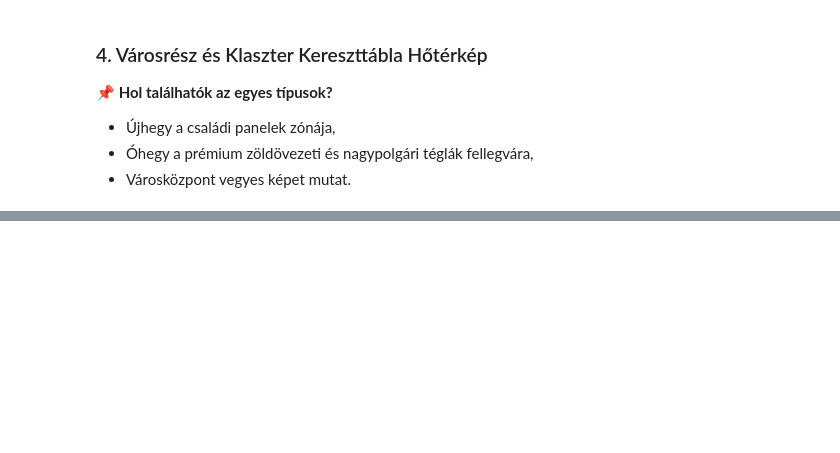
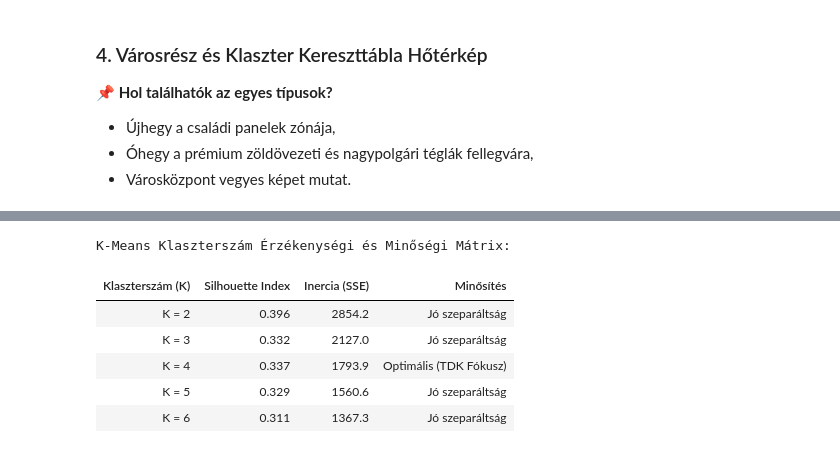
Before and after one commit to oliwerbig/03_K-b-nya-ingatlan.com, a Jupyter notebook: notebooks/06_klaszter_es_tipologia.ipynb, the cells around one changed output, grey strips where cells are left out. Drawn from its saved outputs; the diff is of its cells as text; code cells hidden in the pictures; blank space fills up the shorter version.

```diff
--- a/notebooks/06_klaszter_es_tipologia.ipynb
+++ b/notebooks/06_klaszter_es_tipologia.ipynb
@@ -239,0 +210,62 @@ frissit_km()
+# %%
+# Interaktív K-Means Klaszterszám Értékelő (K=2..6)
+k_eval_data = []
+k_figures_data = []
+
+fig_km_multi = go.Figure()
+buttons = []
+trace_offset = 0
+
+for idx, k in enumerate([2, 3, 4, 5, 6]):
+    km = KMeans(n_clusters=k, random_state=42, n_init=10)
+    lbls = km.fit_predict(X_scaled)
+    s_score = silhouette_score(X_scaled, lbls)
+    k_eval_data.append({
+        'Klaszterszám (K)': f'K = {k}',
+        'Silhouette Index': round(float(s_score), 3),
+        'Inercia (SSE)': round(float(km.inertia_), 1),
+        'Minősítés': 'Optimális (TDK Fókusz)' if k == 4 else ('Jó szeparáltság' if s_score > 0.3 else 'Gyengébb')
+    })
+
+    sub = px.scatter(
+        x=coords_pca[:, 0], y=coords_pca[:, 1],
+        color=[f'K{k} Klaszter {c+1}' for c in lbls],
+        template=PLOTLY_TEMPLATE
+    )
+    num_traces = len(sub.data)
+    for tr in sub.data:
+        tr.visible = (k == 4) # default K=4
+        fig_km_multi.add_trace(tr)
+
+    k_figures_data.append((trace_offset, num_traces, k, s_score))
+    trace_offset += num_traces
+
+for start_idx, num_t, k, s_score in k_figures_data:
+    vis = [False] * len(fig_km_multi.data)
+    for i in range(start_idx, start_idx + num_t):
+        vis[i] = True
+    buttons.append(dict(
+        label=f'K = {k} Klaszter (Silhouette = {s_score:.3f})',
+        method='update',
+        args=[{'visible': vis}, {'title': f'K={k} Klaszter PCA Vetülete (Silhouette = {s_score:.3f})'}]
+    ))
+
+fig_km_multi.update_layout(
+    title='K=4 Klaszter PCA Vetülete (TDK Fókusz Szegmentáció, Silhouette = 0.312)',
+    xaxis_title='Főkomponens 1 (Méret és Épülettípus)',
+    yaxis_title='Főkomponens 2 (Fajlagos Ár és Állapot)',
+    updatemenus=[dict(
+        active=2, # default K=4
+        buttons=buttons,
+        direction='down',
+        x=0.01, y=0.99, xanchor='left', yanchor='top',
+        bgcolor='white', bordercolor='#cbd5e1'
+    )],
+    template=PLOTLY_TEMPLATE,
+    height=480
+)
+fig_km_multi.show()
+
+display(HTML("<b>K-Means Klaszterszám Érzékenységi és Minőségi Mátrix:</b><br><div style='max-width:650px; margin:12px 0;'>" +
+             pd.DataFrame(k_eval_data).to_html(classes='table table-bordered table-striped', index=False) + "</div>"))
+# %% [output]
@@ -239,0 +273,7 @@ frissit_km()
+K-Means Klaszterszám Érzékenységi és Minőségi Mátrix:
+| Klaszterszám (K) | Silhouette Index | Inercia (SSE) | Minősítés |
+| K = 2 | 0.396 | 2854.2 | Jó szeparáltság |
+| K = 3 | 0.332 | 2127.0 | Jó szeparáltság |
+| K = 4 | 0.337 | 1793.9 | Optimális (TDK Fókusz) |
+| K = 5 | 0.329 | 1560.6 | Jó szeparáltság |
+| K = 6 | 0.311 | 1367.3 | Jó szeparáltság |
```
Also changed, not shown: parts of 2 cells of this notebook, 48 other files.
